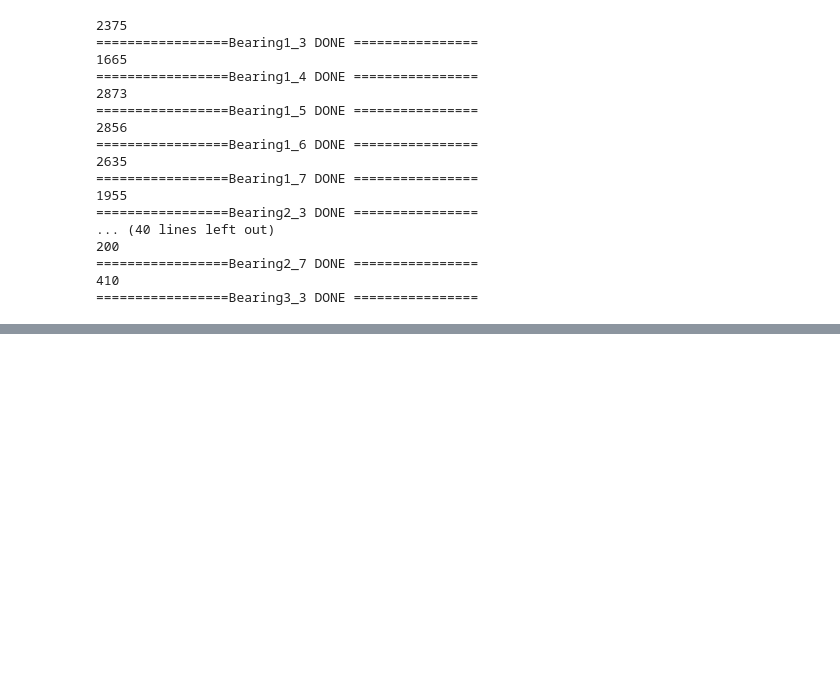
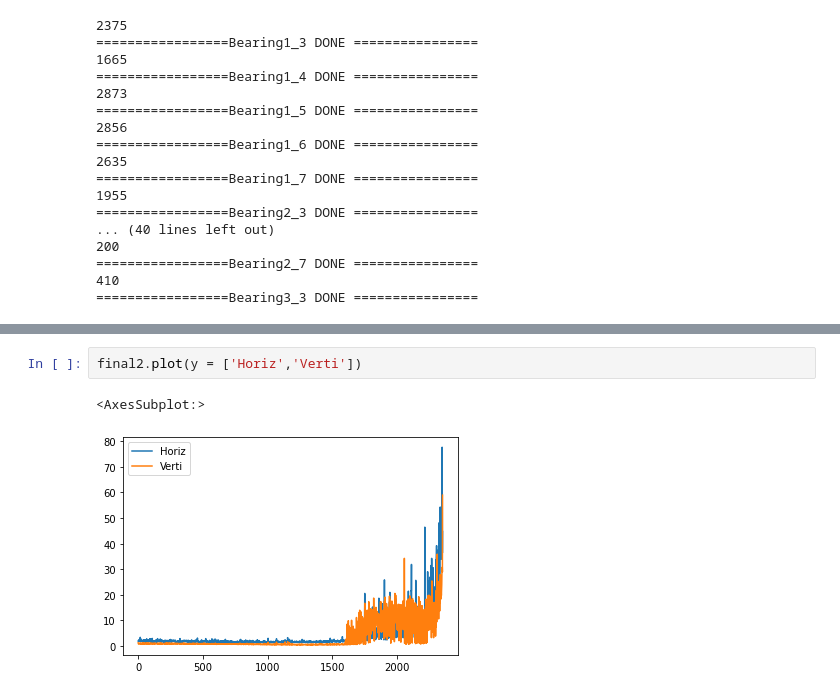
Before and after one commit to hyeonggulim/-SKT-AI-FELLOWSHIP-3-phm-data-challenge2012-dataset, a Jupyter notebook: preprocessing (winners solution).ipynb, the cells around one changed output, grey strips where cells are left out. Drawn from its saved outputs; the diff is of its cells as text; blank space fills up the shorter version.

```diff
--- a/preprocessing (winners solution).ipynb
+++ b/preprocessing (winners solution).ipynb
@@ -534,0 +584,5 @@ for get_file in files[1:-1]:
+# %%
+final2.plot(y = ['Horiz','Verti'])
+# %% [output]
+<AxesSubplot:>
+[figure, added]
```
Also changed, not shown: parts of 9 cells of this notebook, 1 other file.
